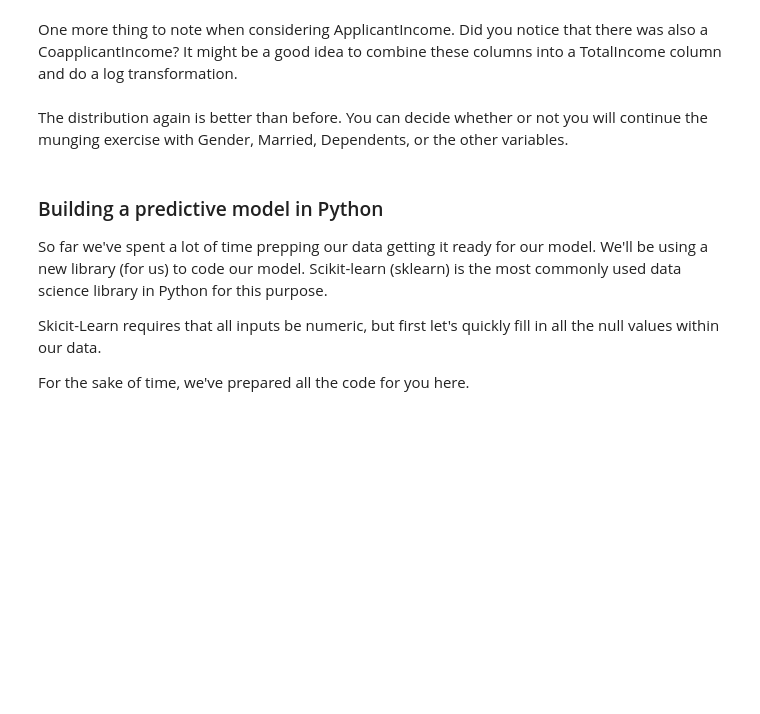
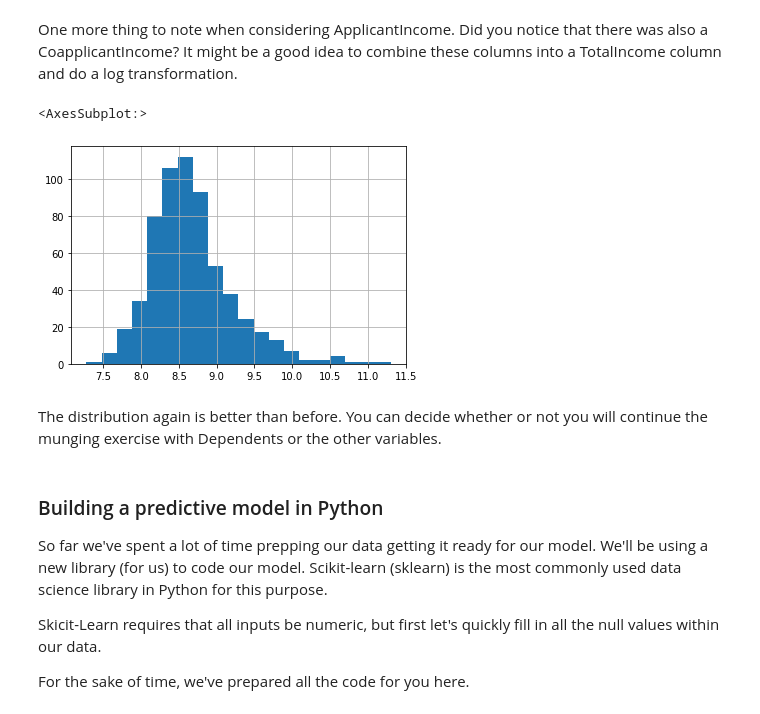
Before and after one commit to microsoft/Reactors, a Jupyter notebook: workshop-resources/data-science-and-machine-learning/Data_Science_1/loan-project/loan-notebook.ipynb, the cells around one changed output. Drawn from its saved outputs; the diff is of its cells as text; code cells hidden in the pictures; blank space fills up the shorter version.

```diff
--- a/workshop-resources/data-science-and-machine-learning/Data_Science_1/loan-project/loan-notebook.ipynb
+++ b/workshop-resources/data-science-and-machine-learning/Data_Science_1/loan-project/loan-notebook.ipynb
@@ -294,9 +535,12 @@ One more thing to note when considering ApplicantIncome. Did you notice that the
 # %%
 df['TotalIncome'] = df['ApplicantIncome'] + df['CoapplicantIncome']
 df['TotalIncome_log'] = np.log(df['TotalIncome'])
-df['LoanAmount_log'].hist(bins=20)
+df['TotalIncome_log'].hist(bins=20)
+# %% [output]
+<AxesSubplot:>
+[figure, added]
 # %% [markdown]
-The distribution again is better than before. You can decide whether or not you will continue the munging exercise with Gender, Married, Dependents, or the other variables.
+The distribution again is better than before. You can decide whether or not you will continue the munging exercise with Dependents or the other variables.
 # %% [markdown]
 ### Building a predictive model in Python
 
```
Also changed, not shown: parts of 38 cells of this notebook, 1 other file.
